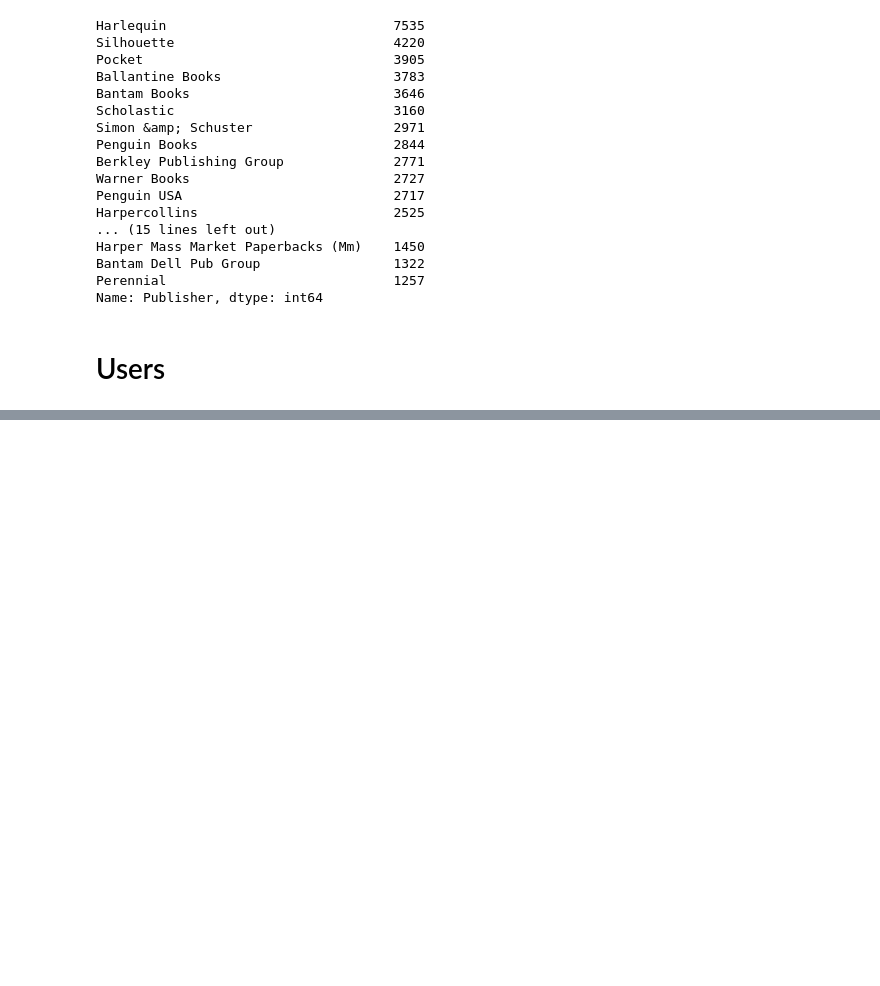
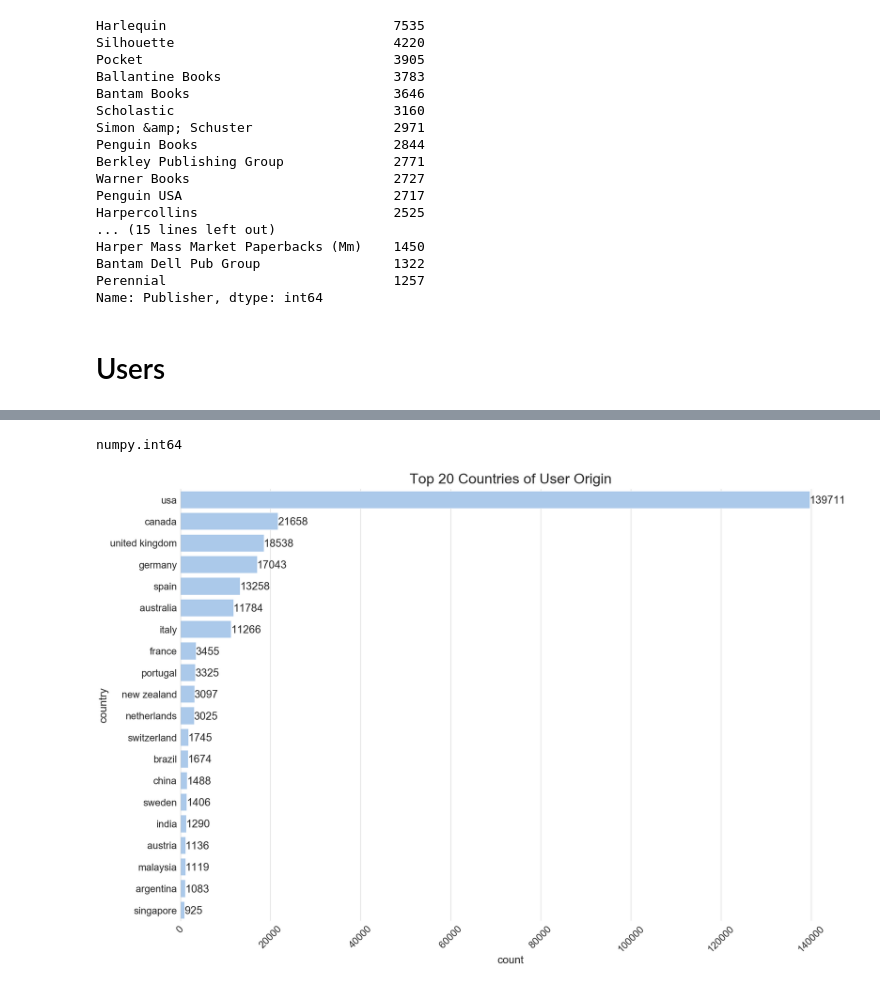
Before and after one commit to mpayumo/book-recommender-model, a Jupyter notebook: 1-book-recommender-EDA.ipynb, the cells around one changed output, grey strips where cells are left out. Cells and saved outputs as stored; diff of their text form; code cells hidden in the pictures; blank space fills up the shorter version.

Commit message:
countries of origin added

```diff
--- a/1-book-recommender-EDA.ipynb
+++ b/1-book-recommender-EDA.ipynb
@@ -239,0 +329,4 @@ users = csv('https://markg110.s3-us-west-1.amazonaws.com/data/BX-Users.csv')
+# %%
+dist_country['country'] = dist_country['country'].str.replace('l`italia', 'italy')
+# %%
+dist_country['country'] = dist_country['country'].str.replace('urugua', 'uruguay')
@@ -239,0 +337,2 @@ users = csv('https://markg110.s3-us-west-1.amazonaws.com/data/BX-Users.csv')
+# %%
+top20_countries = dist_country.head(20)
@@ -239,0 +348,36 @@ users = csv('https://markg110.s3-us-west-1.amazonaws.com/data/BX-Users.csv')
+# %%
+type(top20_countries['count'][9])
+# %% [output]
+numpy.int64
+# %%
+def plot_horizontal_distribution(x_val, y_val, df, title, color, xlim, xlabel):
+    '''
+    Rename columns appropriately
+    prior to plotting distribution.
+    '''
+    sns.set(style='whitegrid',
+        palette='CMRmap',
+        font_scale=2.5,
+        color_codes=True)
+    sns.set_color_codes('pastel')
+    g = sns.barplot(x = x_val, y = y_val, data=df, label=title, color=color)
+    ax.set_title(title,
+                fontsize=40,
+                pad=15.0)
+    sns.despine(top=True, left=False, bottom=True, right=True)
+    plt.xticks(rotation=45)
+    for p in ax.patches:
+        width=p.get_width()
+        plt.text(5 + p.get_width(), p.get_y() + 0.55 * p.get_height(), '{:.0f}'.format(int(width)), va='center')
+    plt.tight_layout()
+    plt.savefig('img/new_horizontal_bar_graph.jpg');
+# %%
+fig, ax = plt.subplots(figsize=(30,20))
+plot_horizontal_distribution('count', 'country',
+                             top20_countries,
+                             'Top 20 Countries of User Origin',
+                             'b',
+                             (0, 140000),
+                             'User Count')
+# %% [output]
+[figure, added]
```
Also changed, not shown: parts of 36 cells of this notebook, 3 other files.
